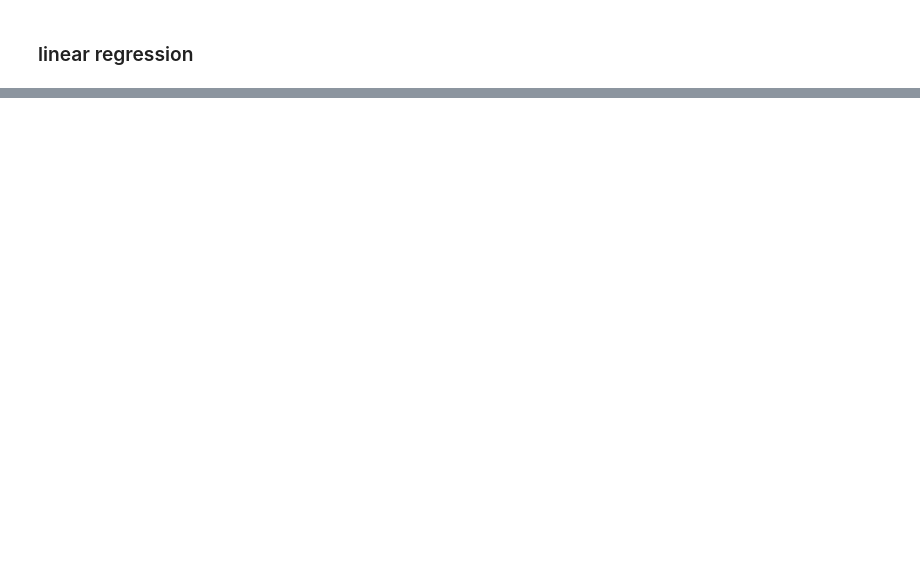
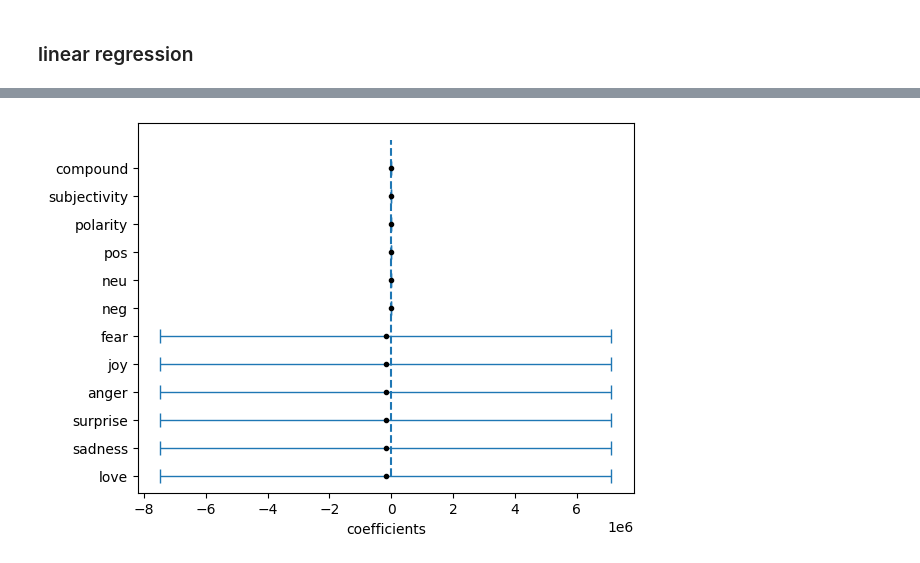
Before and after one commit to epfl-ada/ada-2024-project-padamalgame, a Jupyter notebook: src/sentiment_analysis.ipynb, the cells around one changed output, grey strips where cells are left out. Cells and saved outputs as stored; diff of their text form; code cells hidden in the pictures; blank space fills up the shorter version.

```diff
--- a/src/sentiment_analysis.ipynb
+++ b/src/sentiment_analysis.ipynb
@@ -148,0 +134,5 @@ data
+# %%
+# use plotly to pick settings !
+plot_coefficients(results)
+# %% [output]
+[figure, added]
```
Also changed, not shown: parts of 31 cells of this notebook, 11 other files.
